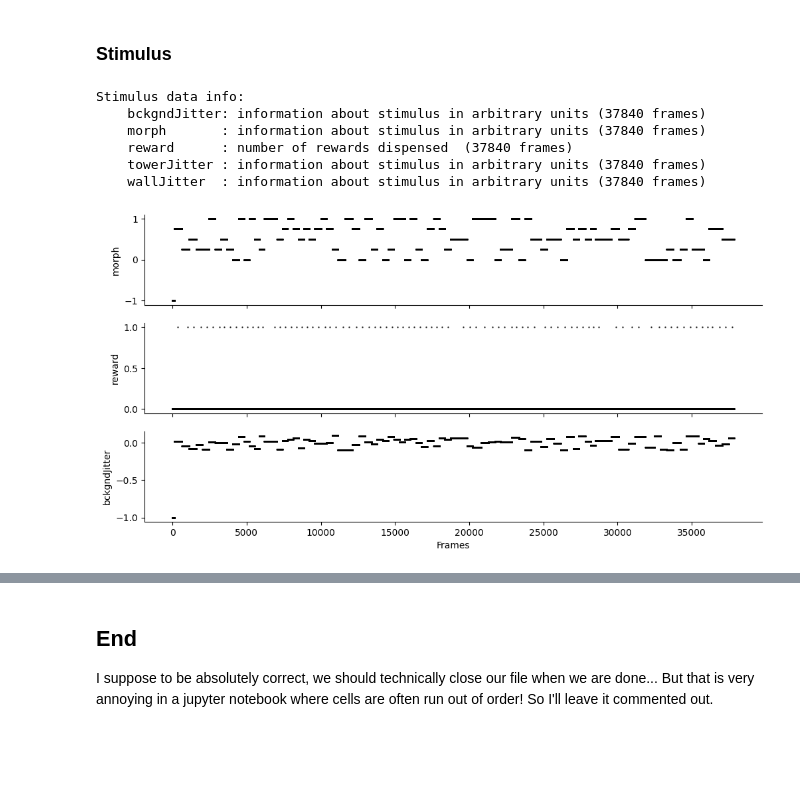
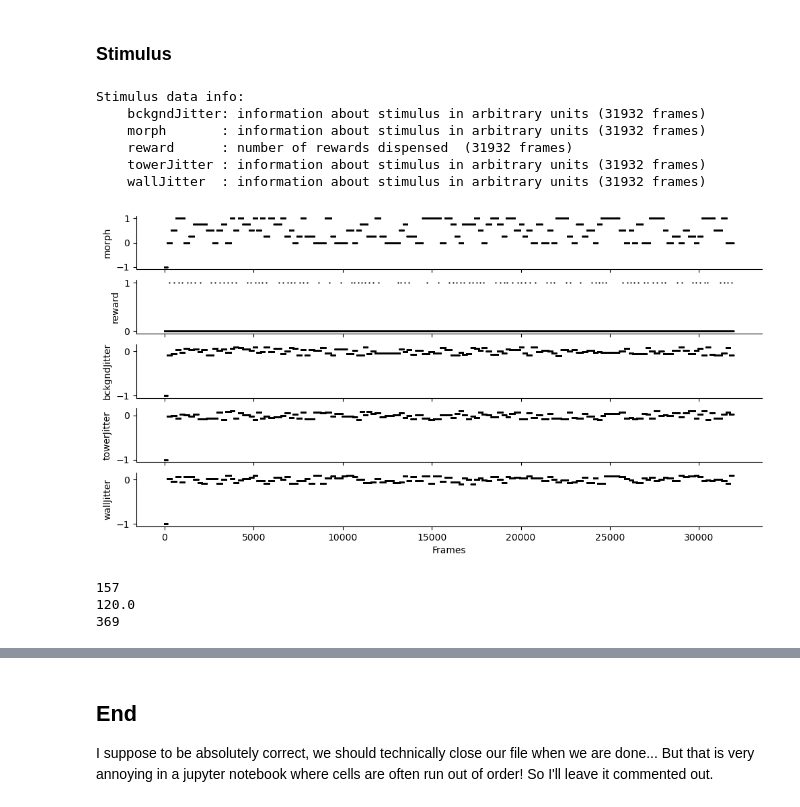
Before and after one commit to tarek-soubra/place-cell-project, a Jupyter notebook: explore.ipynb, the cells around one changed output, grey strips where cells are left out. Cells and saved outputs as stored; diff of their text form; code cells hidden in the pictures; blank space fills up the shorter version.

```diff
--- a/explore.ipynb
+++ b/explore.ipynb
@@ -12,7 +12,7 @@ import pynwb
 # %% [markdown]
 ## Set some basic parameters
 # %%
-filepath = Path("small", "sub-F2_ses-20190407T210000_behavior+ophys_small.nwb")
+filepath = Path("data\TestPlitt", "sub-R2_ses-20190219T210000_behavior+ophys_small.nwb")
 # %% [markdown]
 ## Open the file for reading
 For simplicity, we will just open the file to read it (without the context manager `with`).
@@ -143,6 +143,6 @@ Behavioural data info:
 # %%
 # plot some behavioral data
-keys = ["pos", "lick rate", "speed"]
+keys = ["pos", "lick rate", "speed", "teleport", "tstart"]
 fig, ax = plt.subplots(len(keys), 1, figsize=[12, 6], sharex=True)
 
 for k, key in enumerate(keys):
@@ -167,27 +167,49 @@ for key, value in read_nwbfile.stimulus.items():
     print(f"    {key:12}: {value.description} ({len(value.data)} frames)")
 # %% [output]
 Stimulus data info:
-    bckgndJitter: information about stimulus in arbitrary units (37840 frames)
-    morph       : information about stimulus in arbitrary units (37840 frames)
-    reward      : number of rewards dispensed  (37840 frames)
-    towerJitter : information about stimulus in arbitrary units (37840 frames)
-    wallJitter  : information about stimulus in arbitrary units (37840 frames)
+    bckgndJitter: information about stimulus in arbitrary units (31932 frames)
+    morph       : information about stimulus in arbitrary units (31932 frames)
+    reward      : number of rewards dispensed  (31932 frames)
+    towerJitter : information about stimulus in arbitrary units (31932 frames)
+    wallJitter  : information about stimulus in arbitrary units (31932 frames)
 # %%
 # plot some stimulus data
-keys = ["morph", "reward", "bckgndJitter"]
+keys = ["morph", "reward", "bckgndJitter", "towerJitter", "wallJitter"]
 fig, ax = plt.subplots(len(keys), 1, figsize=[12, 6], sharex=True)
 
 for k, key in enumerate(keys):
     data = read_nwbfile.stimulus[key].data[()]
 
     # plot
     ax[k].plot(data, lw=0, marker=".", ms=1.5, color="k", alpha=0.8)
     ax[k].set_ylabel(key)
 
     # aesthetics
     for spine in ["top", "right"]:
         ax[k].spines[spine].set_visible(False)
 
 ax[-1].set_xlabel("Frames");
 # %% [output]
-[figure, old version]
+[figure, new version]
+# %%
+tstartData = read_nwbfile.processing["behavior"]["BehavioralTimeSeries"]["tstart"].data[()]
+trials = sum(tstartData)
+# trials
+for i in range(len(tstartData)):
+    if tstartData[i] == 1:
+        myIndex = i
+        break
+print(i)
+
+teleport = read_nwbfile.processing["behavior"]["BehavioralTimeSeries"]["teleport"].data[()]
+trials = sum(teleport)
+print(trials)
+for i in range(len(teleport)):
+    if teleport[i] == 1:
+        myIndexp = i
+        break
+print(myIndexp)
+# %% [output]
+157
+120.0
+369
```
Also changed, not shown: parts of 28 cells of this notebook.
